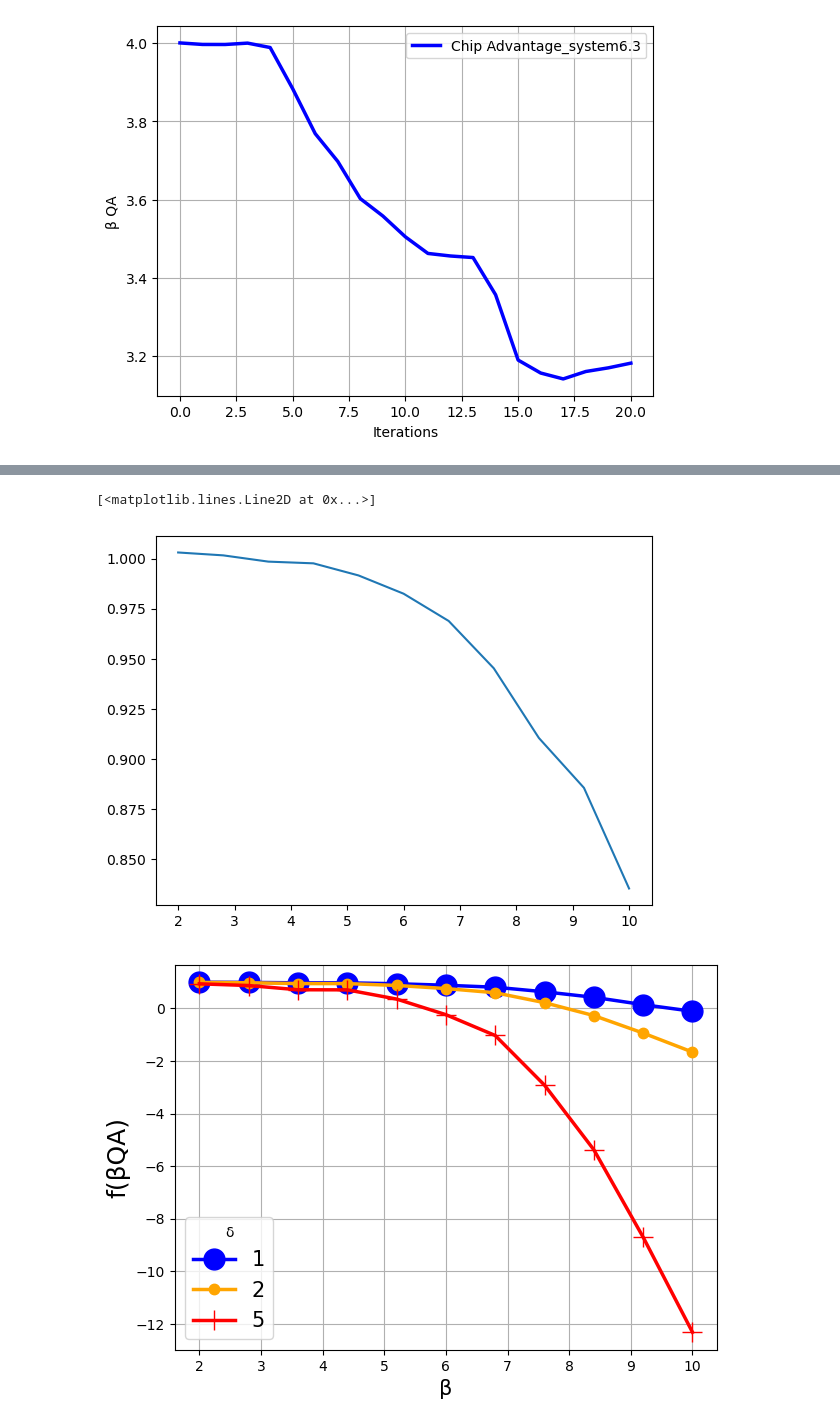
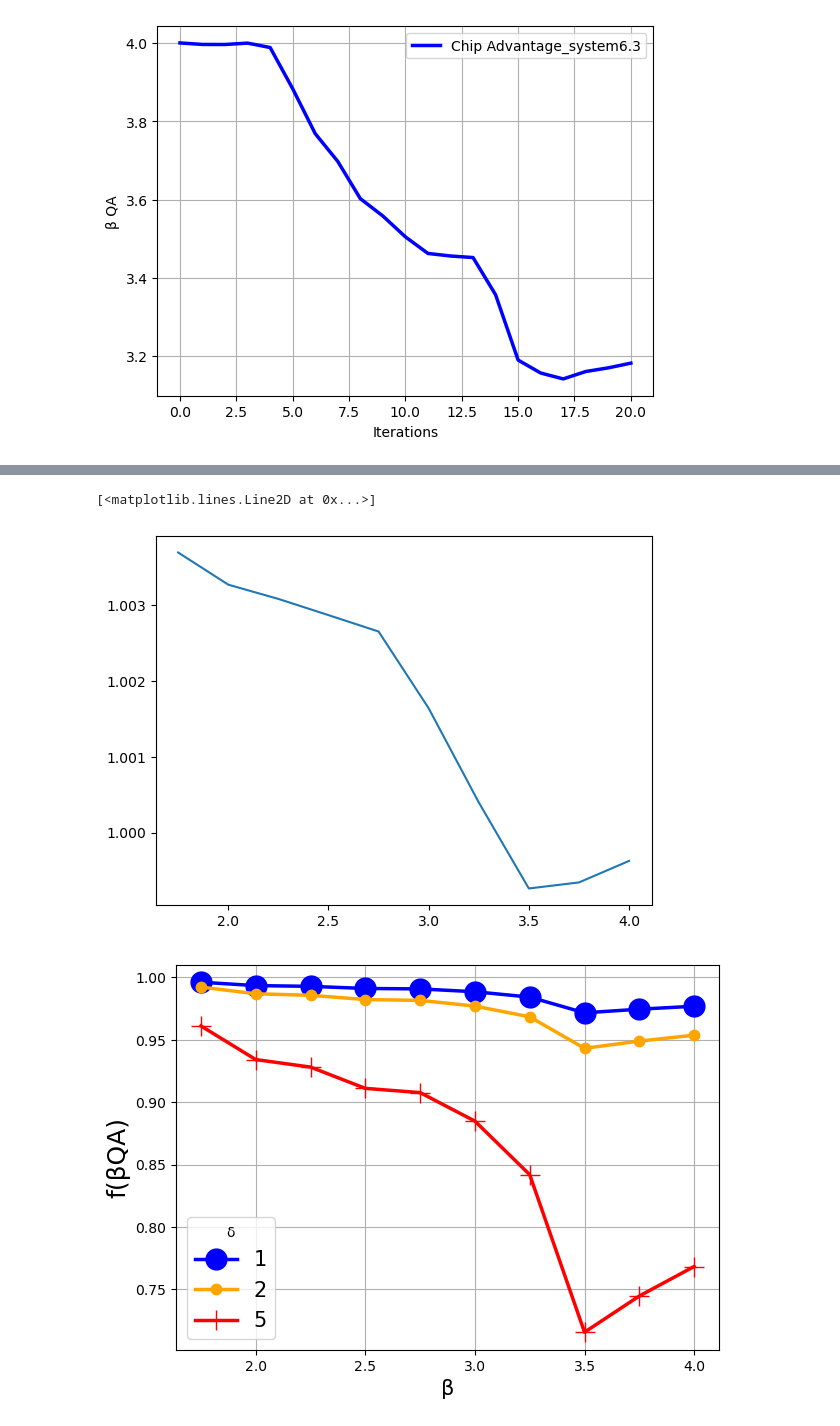
Before and after one commit to QaloSim/CaloQVAE, a Jupyter notebook: GenSamples.ipynb, the cells around one changed output, grey strips where cells are left out. Drawn from its saved outputs; the diff is of its cells as text; code cells hidden in the pictures.

```diff
--- a/GenSamples.ipynb
+++ b/GenSamples.ipynb
@@ -671,3 +671,13 @@ else:
     pass
 # %% [output]
 drawn-cosmos-266
+# %%
+num_it = []
+beta_it = []
+beta, beta_list, rbm_energy_list, dwave_energy_list = engine.model.find_beta(4.0, 0.01, 20, delta=30, method = 'KL')
+num_it.append(len(beta_list))
+beta_it.append(beta)
+for i in range(5):
+    beta, beta_list, rbm_energy_list, dwave_energy_list = engine.model.find_beta(beta, 0.01, 20, delta=30, method = 'KL')
+    beta_it.append(beta)
+    num_it.append(beta)
@@ -674,3 +702,9 @@ drawn-cosmos-266
 # %%
-beta, beta_list, rbm_energy_list, dwave_energies_list = engine.model.find_beta(7.0, 0.01, 20)
+# num_it_Hao = []
+# beta, beta_list, rbm_energy_list, dwave_energy_list = engine.model.find_beta(beta, 0.01, 20, delta=30, method = 'Hao')
+# num_it_Hao.append(len(beta_list))
+# for i in range(5):
+#     beta, beta_list, rbm_energy_list, dwave_energy_list = engine.model.find_beta(beta, 0.01, 20, delta=30, method = 'Hao')
+#     num_it_Hao.append(len(beta_list))
+beta_it
 # %% [output]
@@ -2092,10 +2115,10 @@ plt.show()
 # %%
 plt.plot(beta_list_Hao, linewidth=2.5, color="b" )
 # %%
-beta_init = 10.0
+beta_init = 1.8
 # lr = 0.01
-num_epochs = 10
-Δbeta = 0.8
+num_epochs = 20
+Δbeta = 0.2
 beta = beta_init
 beta_list = []
 rbm_energy_list = []
@@ -2107,7 +2130,7 @@ var_dwave_energy_list = []
 training_results = {}
 
 for epoch in range(num_epochs+1):
-    _,_,_,_, dwave_weights_rbm, dwave_bias_rbm = engine.model.ising_model(1.0 / 1.0)
+    _,_,_,_, dwave_weights_rbm, dwave_bias_rbm = engine.model.ising_model(1.0)
     # _,_,_,_, dwave_weights_rbm, dwave_bias_rbm = engine.model.ising_model(1.0)
     h, J, qubit_idxs, idx_dict, dwave_weights, dwave_bias = engine.model.ising_model(1.0 / beta)
     if epoch == 0:
@@ -2144,5 +2167,5 @@ for epoch in range(num_epochs+1):
     var_dwave_energy_list.append(var_dwave_energy)
     beta_list.append(beta)
     print (f'Epoch {epoch}: beta = {beta}, DW/RBM = {mean_dwave_energy/mean_rbm_energy}')
-    beta = beta - Δbeta #lr * (mean_dwave_energy - mean_rbm_energy)
+    beta = beta + Δbeta #lr * (mean_dwave_energy - mean_rbm_energy)
 # %% [output]
@@ -2162,27 +2191,27 @@ Epoch 10: beta = 1.9999999999999998, DW/RBM = 1.0030239820480347
 plt.plot( beta_list , np.array(mean_dwave_energy_list) / np.array(mean_rbm_energy_list))
 # %% [output]
 [<matplotlib.lines.Line2D at 0x...>]
-[figure, old version]
+[figure, new version]
 # %%
 plt.figure(figsize=(7,5), dpi=100)
 
-plt.plot(beta_list, 1 + np.array([np.var(dwave_energies_list[i]) for i in range(num_epochs+1)])/mean_rbm_energy_list, marker='o', markersize=15, linewidth=2.5, c='blue' )
-plt.plot(beta_list, 1 + 2 * np.array([np.var(dwave_energies_list[i]) for i in range(num_epochs+1)])/mean_dwave_energy_list, marker='.', markersize=15, linewidth=2.5, c='orange' )
-plt.plot(beta_list, 1 + 10 * np.array([np.var(dwave_energies_list[i]) for i in range(num_epochs+1)])/mean_dwave_energy_list, marker='+', markersize=15, linewidth=2.5, c='red')
+plt.plot(beta_list, 1 + np.array([np.var(dwave_energies_list[i]) for i in range(len(dwave_energies_list))])/mean_rbm_energy_list, marker='o', markersize=15, linewidth=2.5, c='blue' )
+plt.plot(beta_list, 1 + 2 * np.array([np.var(dwave_energies_list[i]) for i in range(len(dwave_energies_list))])/mean_dwave_energy_list, marker='.', markersize=15, linewidth=2.5, c='orange' )
+plt.plot(beta_list, 1 + 10 * np.array([np.var(dwave_energies_list[i]) for i in range(len(dwave_energies_list))])/mean_dwave_energy_list, marker='+', markersize=15, linewidth=2.5, c='red')
 plt.legend(["1","2","5"], title="δ", fontsize=15)
 plt.xlabel("β", fontsize=15)
 # plt.axvspan(9, 9.5, color='purple', alpha=0.3)
 # label_x = (18.5) / 2
 # label_y = 0.2  # For example, 80% of the way up the y-axis
 # plt.text(label_x, label_y, 'Fixed point', horizontalalignment='center', verticalalignment='center', rotation=90, fontsize=15)
 
 # plt.ylabel("δ σ**2/<H>")
 plt.ylabel("f(βQA)", fontsize=18)
 plt.grid("True")
 # plt.savefig(f'/home/javier/Projects/CaloQVAE/figs/stability_analysis_meth2.png')
 plt.show()
 # %% [output]
-[figure, old version]
+[figure, new version]
 # %%
 plt.plot(beta_list, beta_list)
 plt.plot(beta_list, beta_list * np.array(mean_dwave_energy_list)/np.array(mean_rbm_energy_list))
```
Also changed, not shown: parts of 28 cells of this notebook, 4 other files.
